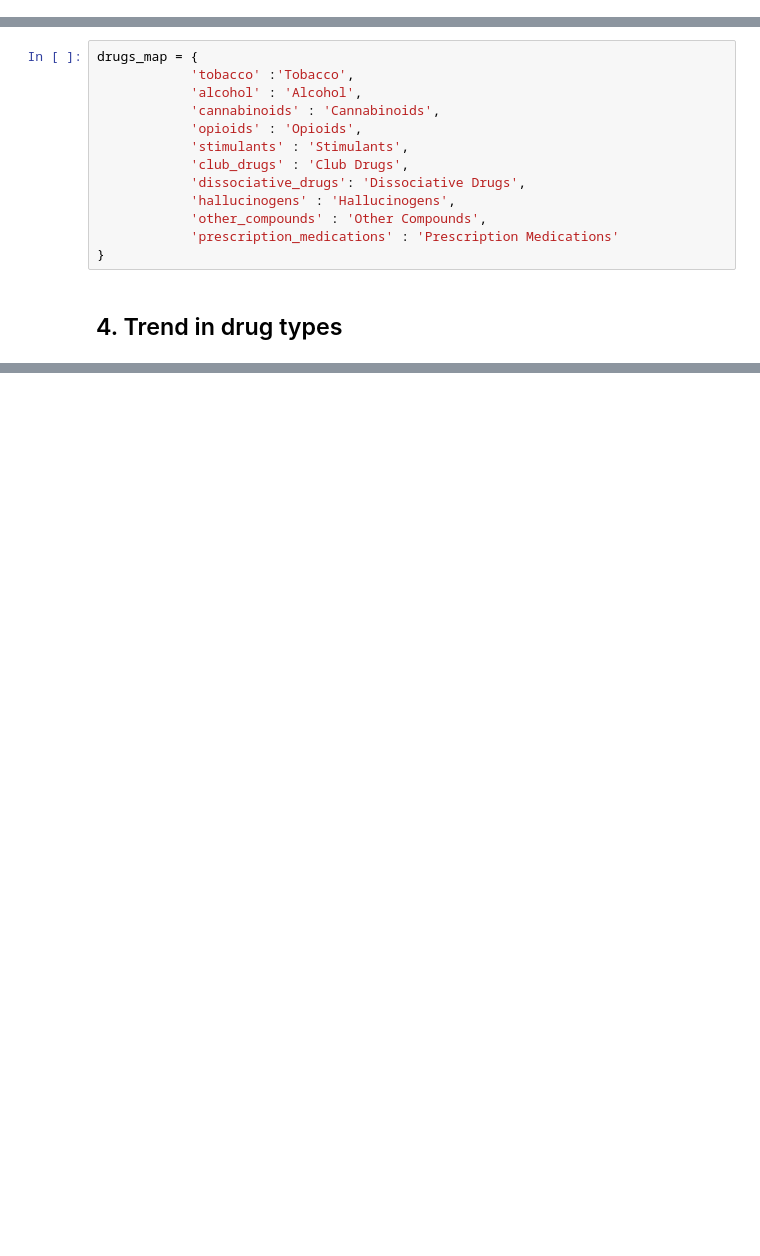
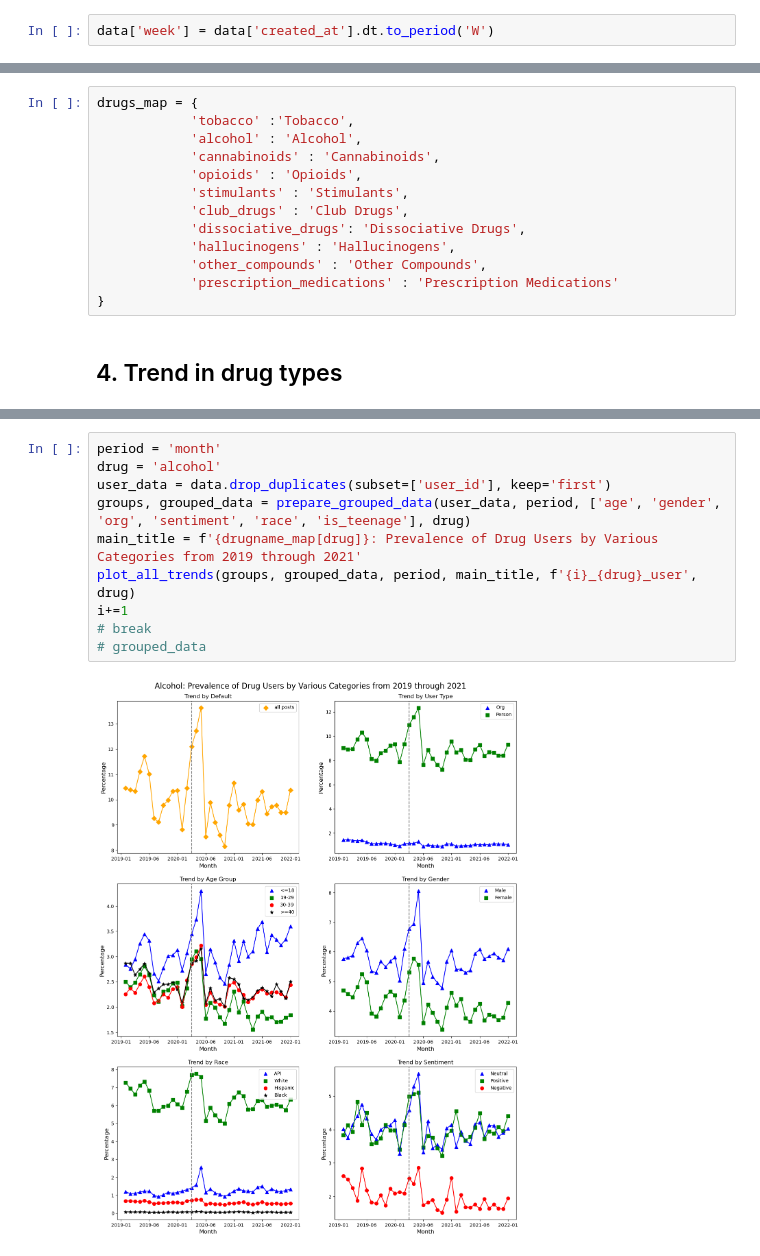
Before and after one commit to JulinaM/DemographicAnalysis, a Jupyter notebook: trend_analysis.ipynb, the cells around one changed output, grey strips where cells are left out. Cells and saved outputs as stored; diff of their text form; blank space fills up the shorter version.

```diff
--- a/trend_analysis.ipynb
+++ b/trend_analysis.ipynb
@@ -406,3 +406,5 @@ data['created_at'] = pd.to_datetime(data['created_at'], format='%a %b %d %H:%M:%
 # %%
 data['quarter'] = data['created_at'].dt.to_period('Q')
 data['month'] = data['created_at'].dt.to_period('M')
+# %%
+data['week'] = data['created_at'].dt.to_period('W')
@@ -569,0 +693,12 @@ plt.show()
+# %%
+period = 'month'
+drug = 'alcohol'
+user_data = data.drop_duplicates(subset=['user_id'], keep='first')
+groups, grouped_data = prepare_grouped_data(user_data, period, ['age', 'gender', 'org', 'sentiment', 'race', 'is_teenage'], drug)
+main_title = f'{drugname_map[drug]}: Prevalence of Drug Users by Various Categories from 2019 through 2021'
+plot_all_trends(groups, grouped_data, period, main_title, f'{i}_{drug}_user', drug)
+i+=1
+# break
+# grouped_data
+# %% [output]
+[figure, added]
```
Also changed, not shown: parts of 13 cells of this notebook.
